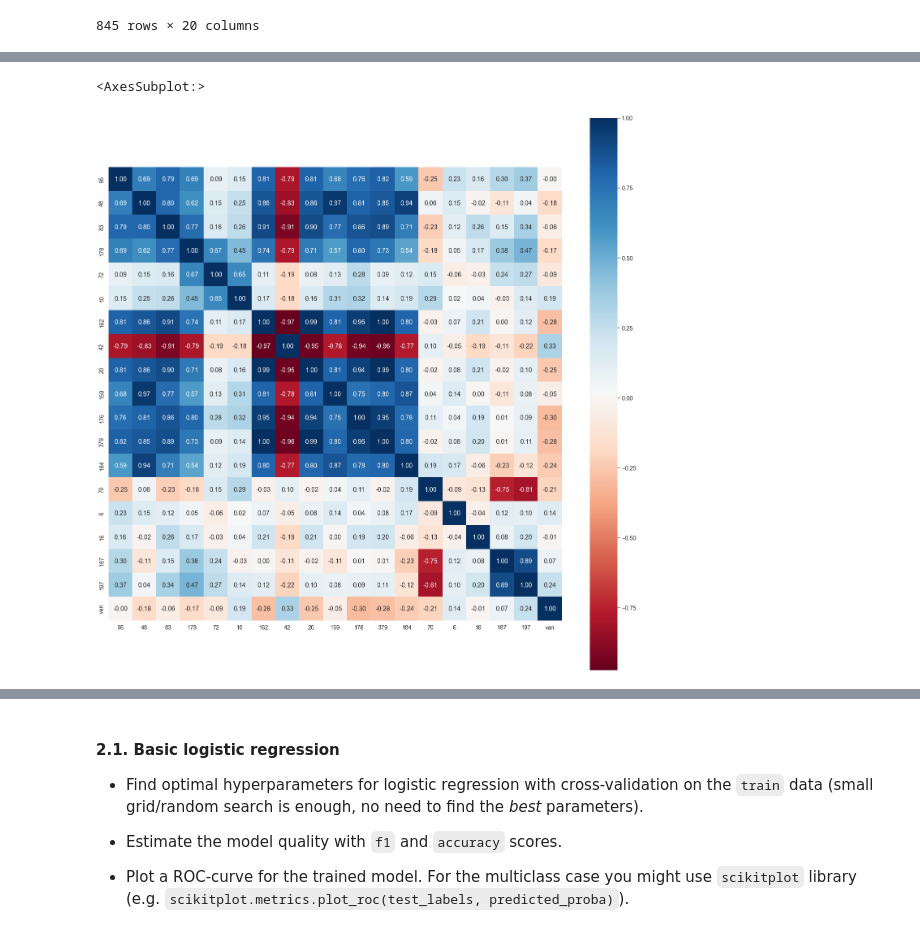
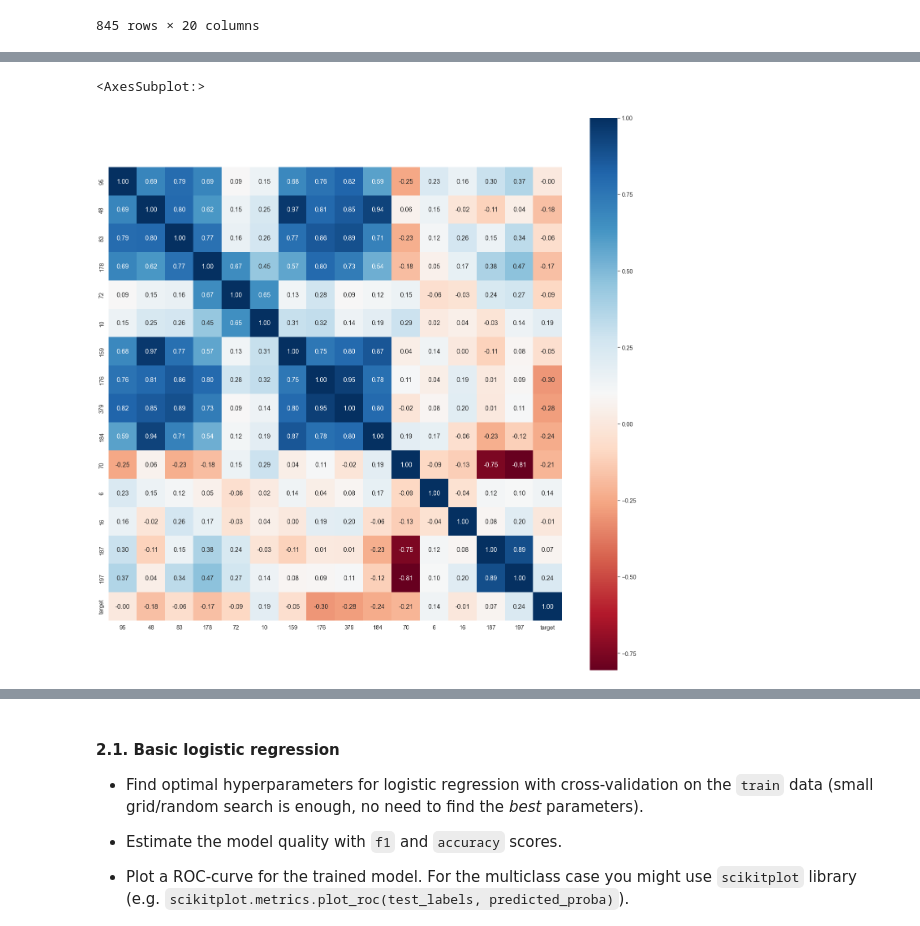
Before and after one commit to pavel-collab/ml-course-home-tasks, a Jupyter notebook: homeworks/lab01_ml_pipeline/lab01_part2_ml_pipeline.ipynb, the cells around one changed output, grey strips where cells are left out. Cells and saved outputs as stored; diff of their text form; code cells hidden in the pictures.

```diff
--- a/homeworks/lab01_ml_pipeline/lab01_part2_ml_pipeline.ipynb
+++ b/homeworks/lab01_ml_pipeline/lab01_part2_ml_pipeline.ipynb
@@ -189,0 +163,5 @@ True
+# %%
+# Note, that python pass function parametrs by reference by default.
+# In our case it's better to pass it by value (copy value by hand).
+df = PrepareRawData(raw_dataset.copy())
+df
@@ -248,11 +230,16 @@ import matplotlib.pyplot as plt
+# %%
+# Remove some of correlated features
+df.drop("42", axis=1, inplace=True)
+df.drop("162", axis=1, inplace=True)
+df.drop("20", axis=1, inplace=True)
 # %%
 sns.set(font_scale=1.3)
 plt.subplots(figsize=(25, 25))
-sns.heatmap(raw_dataset.corr(),
+sns.heatmap(df.corr(),
             square=True,
             annot=True,
             fmt=".2f",
             cmap="RdBu")
 # %% [output]
 <AxesSubplot:>
-[figure, old version]
+[figure, new version]
```
Also changed, not shown: parts of 44 cells of this notebook, 1 other file.
